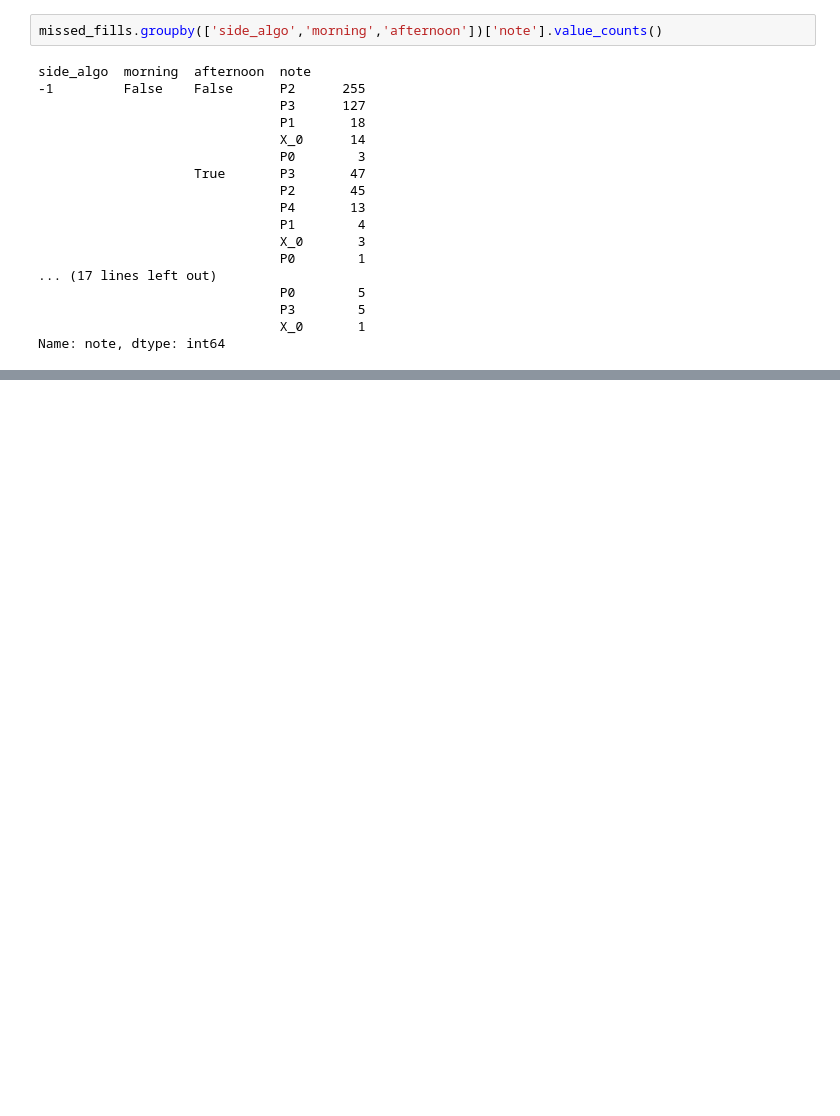
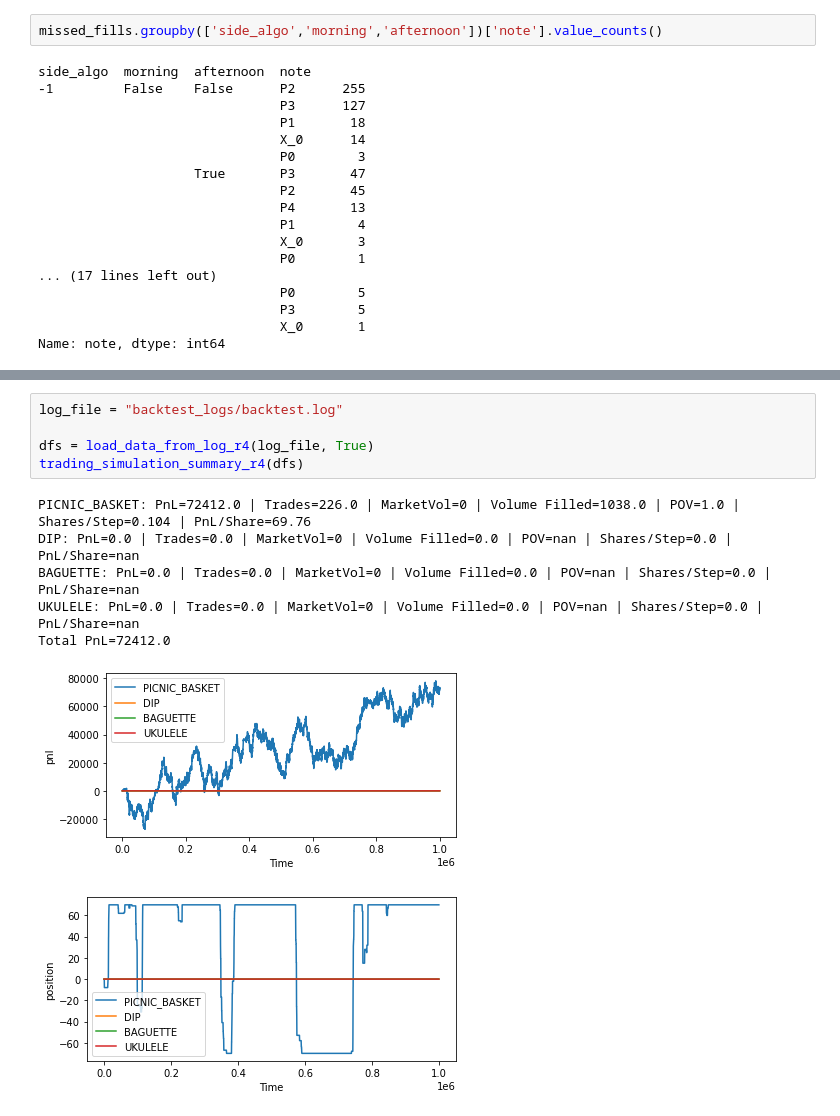
Before and after one commit to XiuLuoShen/imc_prosperity, a Jupyter notebook: Berries.ipynb, the cells around one changed output, grey strips where cells are left out. Cells and saved outputs as stored; diff of their text form; blank space fills up the shorter version.

```diff
--- a/Berries.ipynb
+++ b/Berries.ipynb
@@ -1032,0 +1119,13 @@ Name: note, dtype: int64
+# %%
+log_file = "backtest_logs/backtest.log"
+
+dfs = load_data_from_log_r4(log_file, True)
+trading_simulation_summary_r4(dfs)
+# %% [output]
+PICNIC_BASKET: PnL=72412.0 | Trades=226.0 | MarketVol=0 | Volume Filled=1038.0 | POV=1.0 | Shares/Step=0.104 | PnL/Share=69.76
+DIP: PnL=0.0 | Trades=0.0 | MarketVol=0 | Volume Filled=0.0 | POV=nan | Shares/Step=0.0 | PnL/Share=nan
+BAGUETTE: PnL=0.0 | Trades=0.0 | MarketVol=0 | Volume Filled=0.0 | POV=nan | Shares/Step=0.0 | PnL/Share=nan
+UKULELE: PnL=0.0 | Trades=0.0 | MarketVol=0 | Volume Filled=0.0 | POV=nan | Shares/Step=0.0 | PnL/Share=nan
+Total PnL=72412.0
+[figure, added]
+[figure, added]
```
Also changed, not shown: parts of 20 cells of this notebook, 3 other files.
